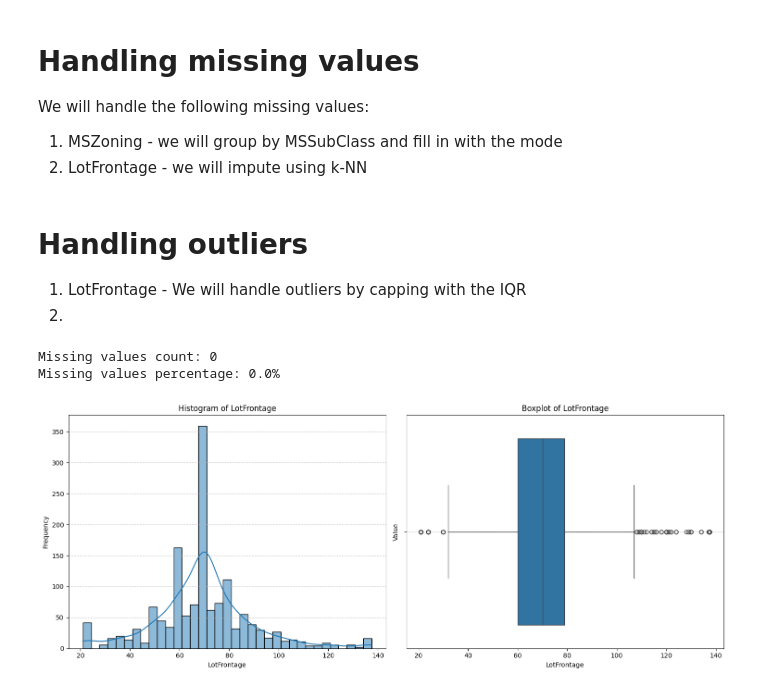
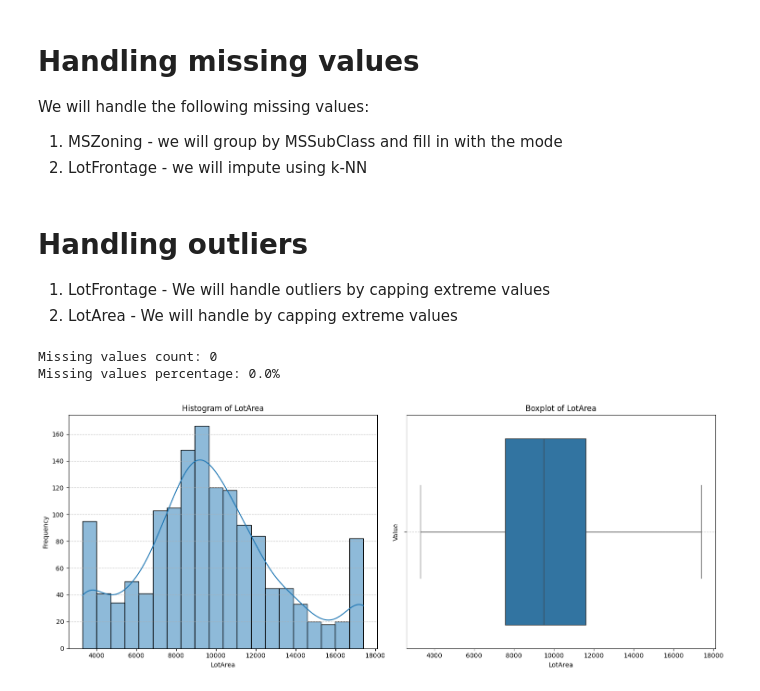
Before and after one commit to ktxdev/house-prices, a Jupyter notebook: notebooks/02_data_cleaning.ipynb, the cells around one changed output. Saved outputs shown, nothing was run; the diff lists cells and outputs as text; code cells hidden in the pictures.

Commit message:
Perform bivariate analysis and feature engineering on LotArea

```diff
--- a/notebooks/02_data_cleaning.ipynb
+++ b/notebooks/02_data_cleaning.ipynb
@@ -25,25 +25,25 @@ We will handle the following missing values:
 data = handle_missing_values(data)
 # %% [markdown]
 # Handling outliers
-1. LotFrontage - We will handle outliers by capping with the IQR
-2.
+1. LotFrontage - We will handle outliers by capping extreme values
+2. LotArea - We will handle by capping extreme values
 # %%
 data = handle_outliers(data)
 # %%
 
 from utils.plotting import DataVisualizer
 from utils.helpers import check_and_print_missing_value_counts
 
 import numpy as np
 # data['LotFrontage'] = np.log1p(data['LotFrontage'])
 # data['LotArea_Log'] = np.log1p(data['LotArea'])  # Use log1p to handle zero values
 
-check_and_print_missing_value_counts(data, 'LotFrontage')
+check_and_print_missing_value_counts(data, 'LotArea')
 visualizer = DataVisualizer(data)
-visualizer.plot('LotFrontage')
+visualizer.plot('LotArea')
 # %% [output]
 Missing values count: 0
 Missing values percentage: 0.0%
-[figure, old version]
+[figure, new version]
 # %%
 save_data('train_cleaned.csv', data)
```
Also changed, not shown: 5 other files.
